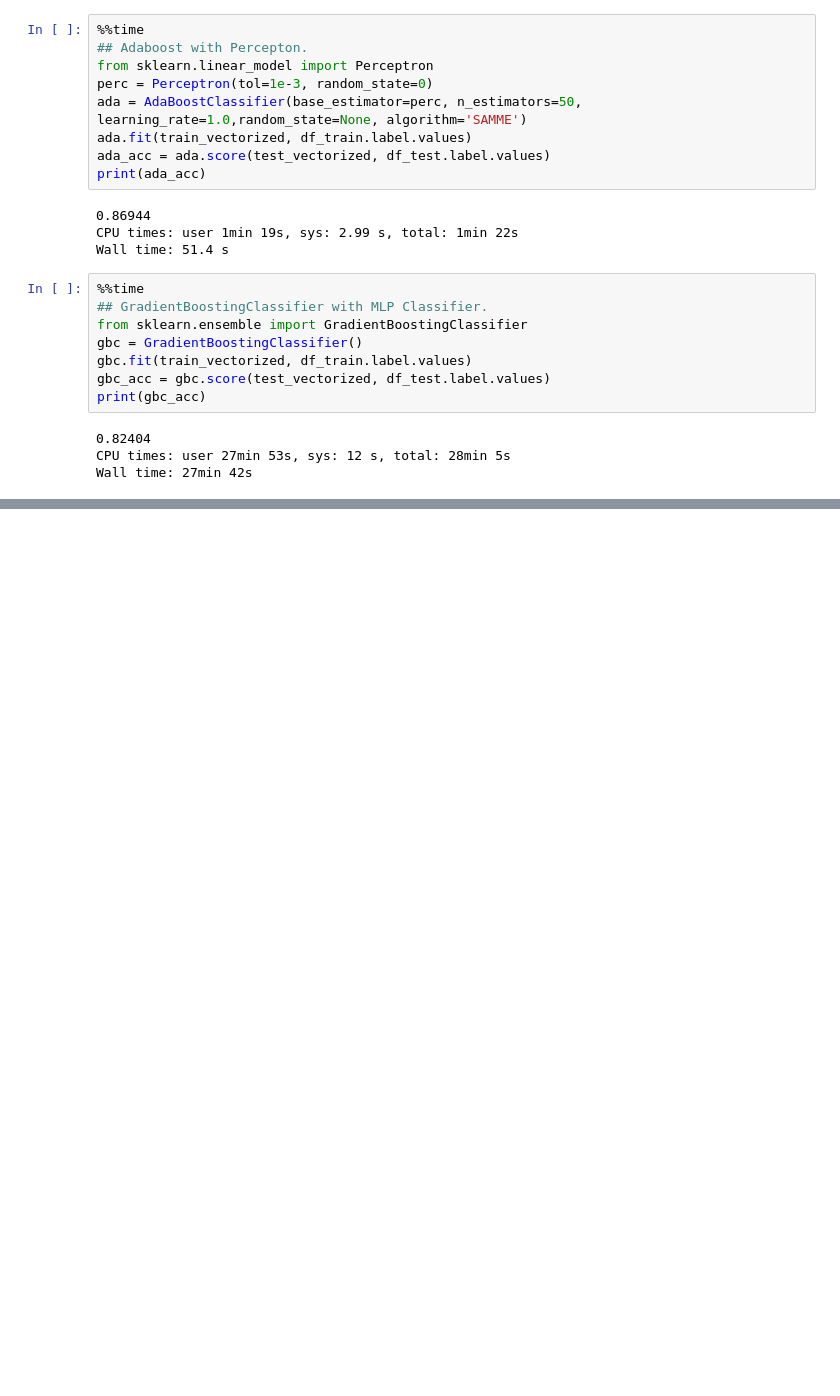
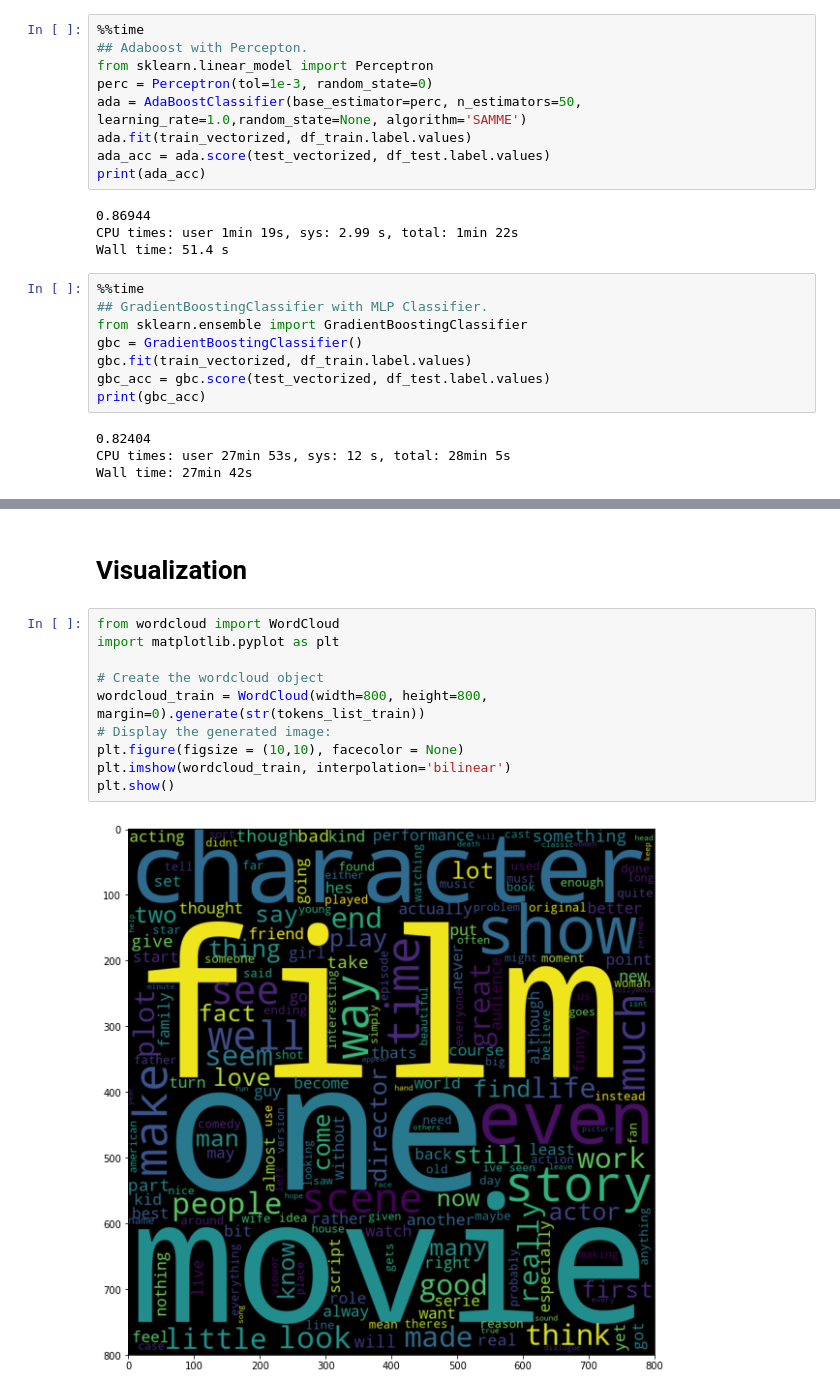
Before and after one commit to Ashi-s/Data-Science, a Jupyter notebook: movie_sentiment.ipynb, the cells around one changed output, grey strips where cells are left out. Cells and saved outputs as stored; diff of their text form; blank space fills up the shorter version.

Commit message:
Added Visualization

```diff
--- a/movie_sentiment.ipynb
+++ b/movie_sentiment.ipynb
@@ -478,0 +489,14 @@ Wall time: 27min 42s
+# %% [markdown]
+# Visualization
+# %%
+from wordcloud import WordCloud
+import matplotlib.pyplot as plt
+
+# Create the wordcloud object
+wordcloud_train = WordCloud(width=800, height=800, margin=0).generate(str(tokens_list_train))
+# Display the generated image:
+plt.figure(figsize = (10,10), facecolor = None)
+plt.imshow(wordcloud_train, interpolation='bilinear')
+plt.show()
+# %% [output]
+[figure, added]
```
Also changed, not shown: parts of 26 cells of this notebook.
